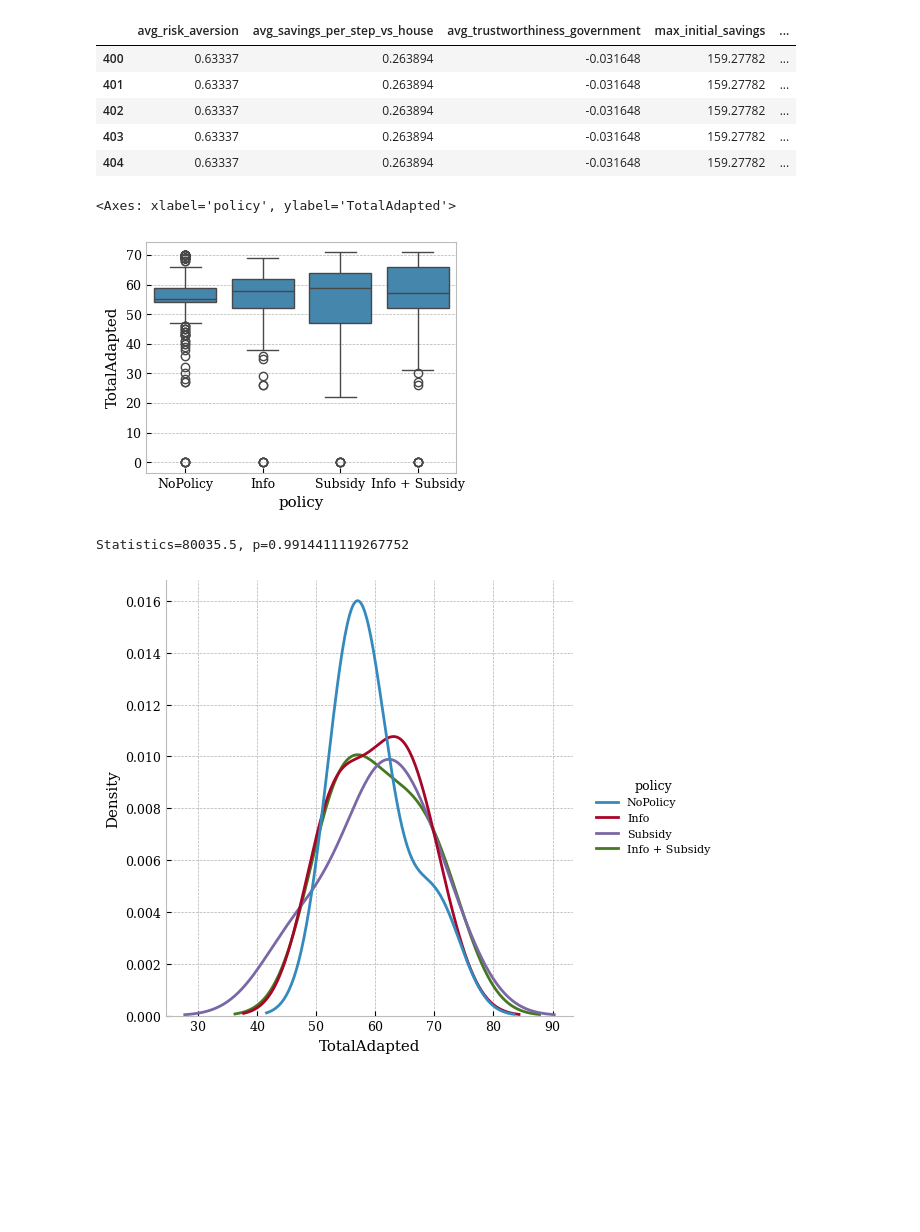
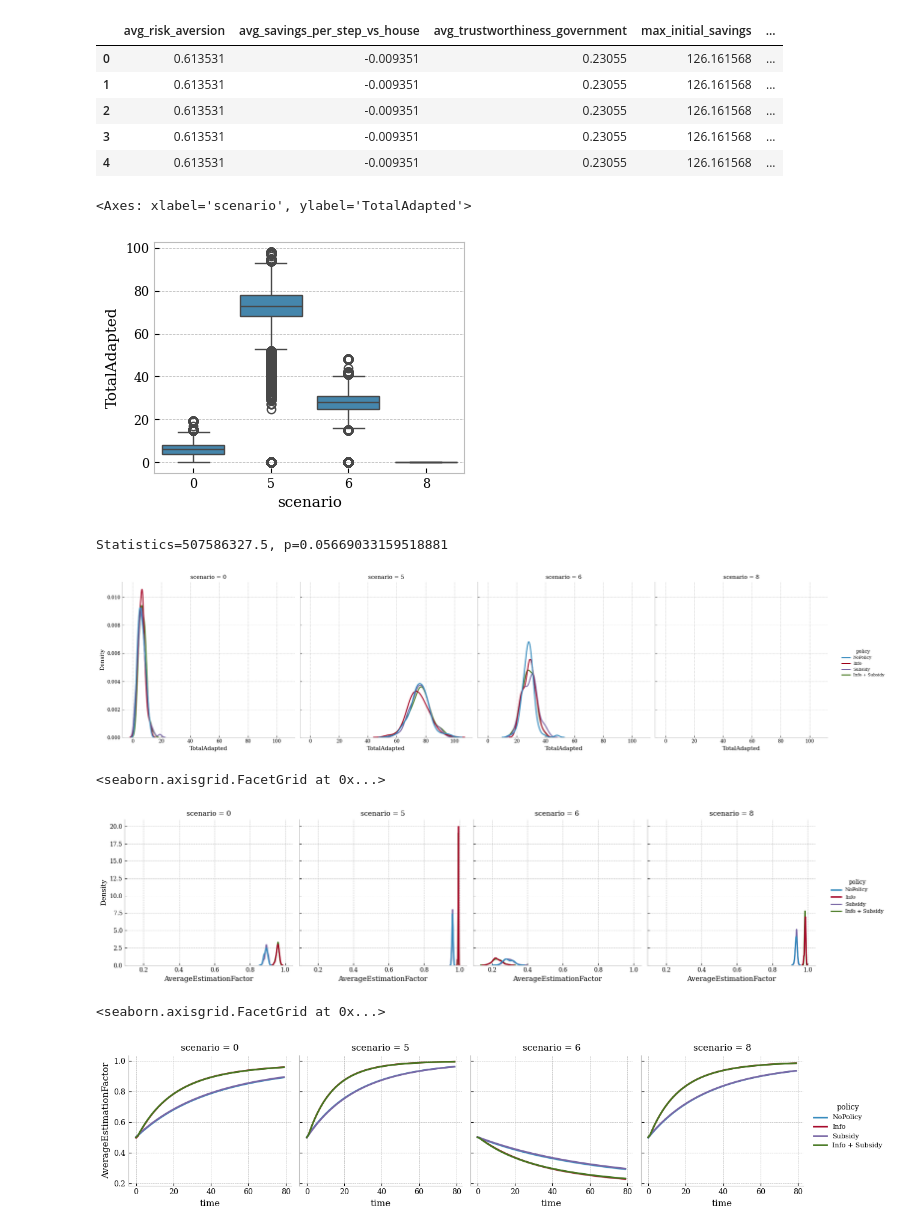
Before and after one commit to simon-van-hulle/abm-flood-adaptation, a Jupyter notebook: analysis/analyse.ipynb, the cells around one changed output. Cells and saved outputs as stored; diff of their text form; code cells hidden in the pictures; blank space fills up the shorter version.

```diff
--- a/analysis/analyse.ipynb
+++ b/analysis/analyse.ipynb
@@ -53,7 +53,8 @@ def create_flat_columns_df_from_dict_of_numpy(
 ## Load data
 
 # results = load_results(os.path.join(OUTPUT_DIR, "temporary.tar.gz"))
-results = load_results(os.path.join(OUTPUT_DIR, "long.tar.gz"))
+# results = load_results(os.path.join(OUTPUT_DIR, "long.tar.gz"))
+results = load_results(os.path.join(OUTPUT_DIR, "parametric-h200-t80-r100-s20.tar.gz"))
 experiments, data = results
 
 unique_policies = experiments["policy"].unique()
@@ -66,4 +67,7 @@ n_policies = len(unique_policies)
 n_metrics = len(list(data.keys()))
 
 print(f"Analysing {n_scenarios} scenarios, with policies {list(unique_policies)}, {n_replications} replications, {n_timesteps} timesteps")
+
+experiments.iloc[:20]
+# experiments[experiments["scenario"]==4]
 # %% [output]
@@ -79,30 +100,52 @@ df_all = df_all.join(pd.DataFrame(flat_dict))
 df_scenario_mean = df_all.groupby(["policy", "scenario", "time"])[["TotalAdapted"]].mean()
 
 # df_all = df_all[df_all["avg_savings_per_step_vs_house"] > 0.25]
-df_all = df_all[df_all["scenario"] == 1]
+# df_all = df_all[df_all["scenario"] == 1]
+# df_all.head()
+
+df_all = df_all[df_all["scenario"].isin([0,5,6,8])]
 df_all.head()
 # %% [output]
 |  | avg_risk_aversion | avg_savings_per_step_vs_house | avg_trustworthiness_government | max_initial_savings | ... |
-| 400 | 0.63337 | 0.263894 | -0.031648 | 159.27782 | ... |
-| 401 | 0.63337 | 0.263894 | -0.031648 | 159.27782 | ... |
-| 402 | 0.63337 | 0.263894 | -0.031648 | 159.27782 | ... |
-| 403 | 0.63337 | 0.263894 | -0.031648 | 159.27782 | ... |
-| 404 | 0.63337 | 0.263894 | -0.031648 | 159.27782 | ... |
+| 0 | 0.613531 | -0.009351 | 0.23055 | 126.161568 | ... |
+| 1 | 0.613531 | -0.009351 | 0.23055 | 126.161568 | ... |
+| 2 | 0.613531 | -0.009351 | 0.23055 | 126.161568 | ... |
+| 3 | 0.613531 | -0.009351 | 0.23055 | 126.161568 | ... |
+| 4 | 0.613531 | -0.009351 | 0.23055 | 126.161568 | ... |
 # %%
 # sns.boxplot(x="policy", y="TotalAdapted", hue="scenario", data=df_all)
-sns.boxplot(x="policy", y="TotalAdapted", data=df_all)
+sns.boxplot(x="scenario", y="TotalAdapted", data=df_all)
 # %% [output]
-<Axes: xlabel='policy', ylabel='TotalAdapted'>
+<Axes: xlabel='scenario', ylabel='TotalAdapted'>
-[figure, old version]
+[figure, new version]
 # %%
 tf = df_all["time"].max()
 df_end = df_all[df_all["time"] == tf]
-sns.displot(data=df_end, x="TotalAdapted", hue="policy", kind="kde")
+
+
+# sns.displot(data=df_end, x="TotalAdapted", hue="policy", kind="kde")
+# sns.displot(data=df_end, x="TotalAdapted", hue="scenario", kind="kde", row="policy")
+sns.displot(data=df_end, x="TotalAdapted", hue="policy", kind="kde", col="scenario")
 
 stat, p = mannwhitneyu(df_all[df_all["policy"] == "Info"]["TotalAdapted"], df_all[df_all["policy"] == "Subsidy"]["TotalAdapted"])
 # stat, p = ttest_ind(df_end[df_all["policy"] == "Info"]["TotalAdapted"], df_end[df_all["policy"] == "Subsidy"]["TotalAdapted"])
 
 print(f"Statistics={stat}, p={p}")
 # %% [output]
-Statistics=80035.5, p=0.9914411119267752
+Statistics=507586327.5, p=0.05669033159518881
-[figure, old version]
+[figure, new version]
+# %%
+sns.displot(data=df_end, x="AverageEstimationFactor", hue="policy", kind="kde", col="scenario", height=4)
+# %% [output]
+<seaborn.axisgrid.FacetGrid at 0x...>
+[figure, added]
+# %%
+# g = sns.FacetGrid(df_all, col="policy", hue="scenario")
+g = sns.FacetGrid(df_all, col="scenario", hue="policy")
+g.map(sns.lineplot, "time", "AverageEstimationFactor")
+g.add_legend()
+
+# sns.lineplot(data=df_all, x="time", y="AverageEstimationFactor", hue="scenario")
+# %% [output]
+<seaborn.axisgrid.FacetGrid at 0x...>
+[figure, added]
```
Also changed, not shown: parts of 11 cells of this notebook, 3 other files.
